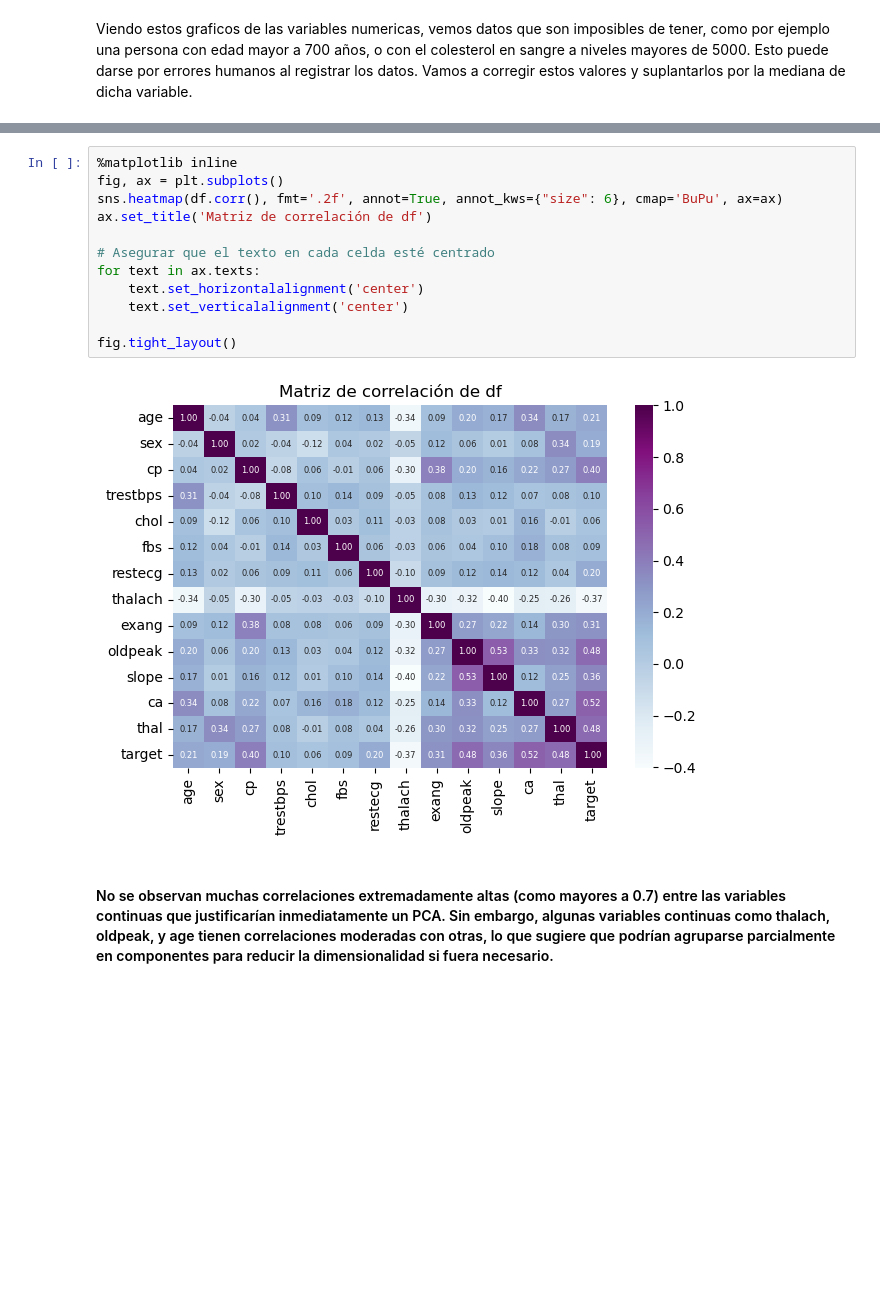
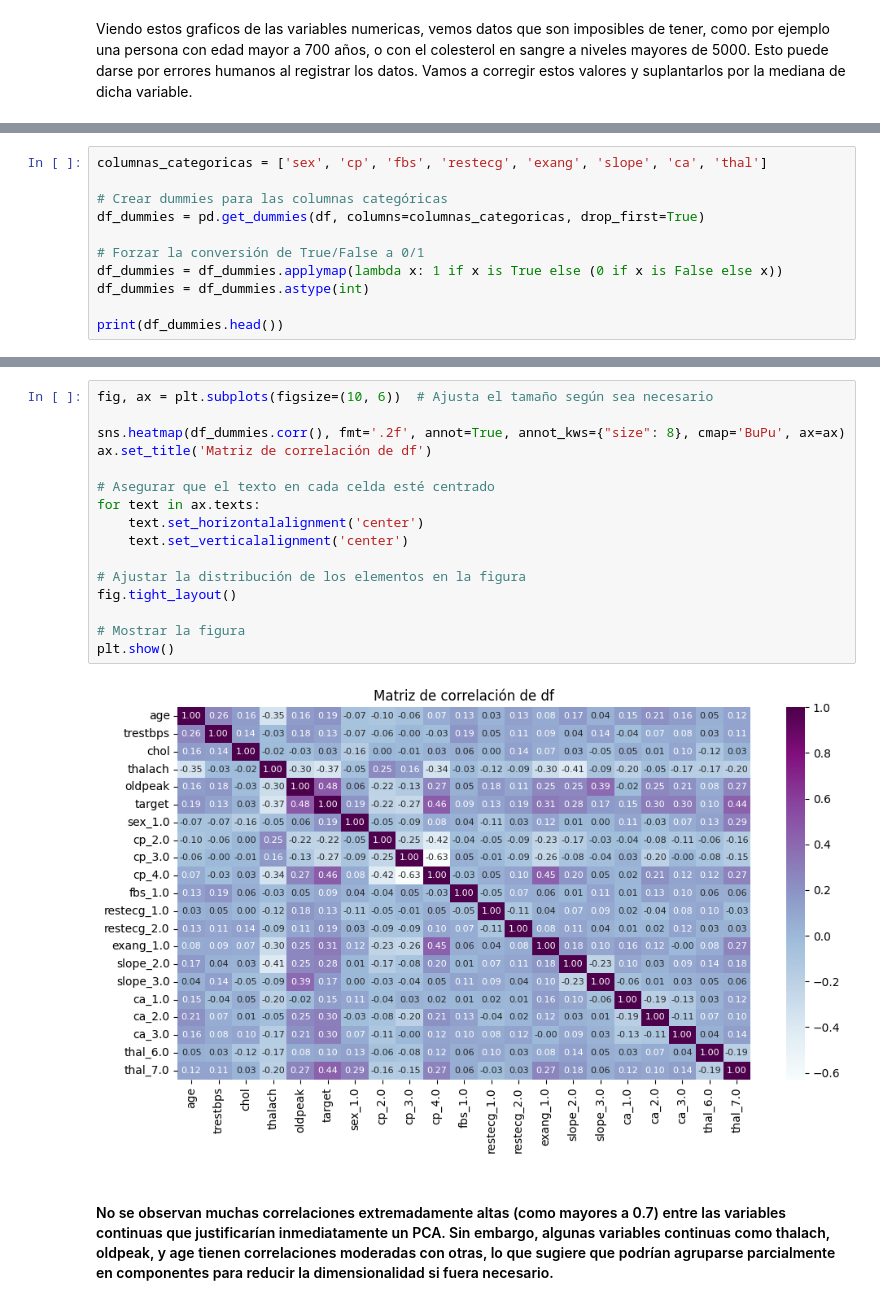
Before and after one commit to TauberF/AnalisisDeDatos, a Jupyter notebook: PROYECTO/proyecto.ipynb, the cells around one changed output, grey strips where cells are left out. Drawn from its saved outputs; the diff is of its cells as text; blank space fills up the shorter version.

```diff
--- a/PROYECTO/proyecto.ipynb
+++ b/PROYECTO/proyecto.ipynb
@@ -211,0 +274,11 @@ plt.show()
+# %%
+columnas_categoricas = ['sex', 'cp', 'fbs', 'restecg', 'exang', 'slope', 'ca', 'thal']
+
+# Crear dummies para las columnas categóricas
+df_dummies = pd.get_dummies(df, columns=columnas_categoricas, drop_first=True)
+
+# Forzar la conversión de True/False a 0/1
+df_dummies = df_dummies.applymap(lambda x: 1 if x is True else (0 if x is False else x))
+df_dummies = df_dummies.astype(int)
+
+print(df_dummies.head())
@@ -212,17 +303,21 @@ plt.show()
 # %%
-%matplotlib inline
-fig, ax = plt.subplots()
-sns.heatmap(df.corr(), fmt='.2f', annot=True, annot_kws={"size": 6}, cmap='BuPu', ax=ax)
+fig, ax = plt.subplots(figsize=(10, 6))  # Ajusta el tamaño según sea necesario
+
+sns.heatmap(df_dummies.corr(), fmt='.2f', annot=True, annot_kws={"size": 8}, cmap='BuPu', ax=ax)
 ax.set_title('Matriz de correlación de df')
 
 # Asegurar que el texto en cada celda esté centrado
 for text in ax.texts:
     text.set_horizontalalignment('center')
     text.set_verticalalignment('center')
 
+# Ajustar la distribución de los elementos en la figura
 fig.tight_layout()
+
+# Mostrar la figura
+plt.show()
 # %% [output]
-[figure, old version]
+[figure, new version]
 # %% [markdown]
 #### No se observan muchas correlaciones extremadamente altas (como mayores a 0.7) entre las variables continuas que justificarían inmediatamente un PCA. Sin embargo, algunas variables continuas como thalach, oldpeak, y age tienen correlaciones moderadas con otras, lo que sugiere que podrían agruparse parcialmente en componentes para reducir la dimensionalidad si fuera necesario.
 # %% [markdown]
```
Also changed, not shown: parts of 10 cells of this notebook, 2 other files.
